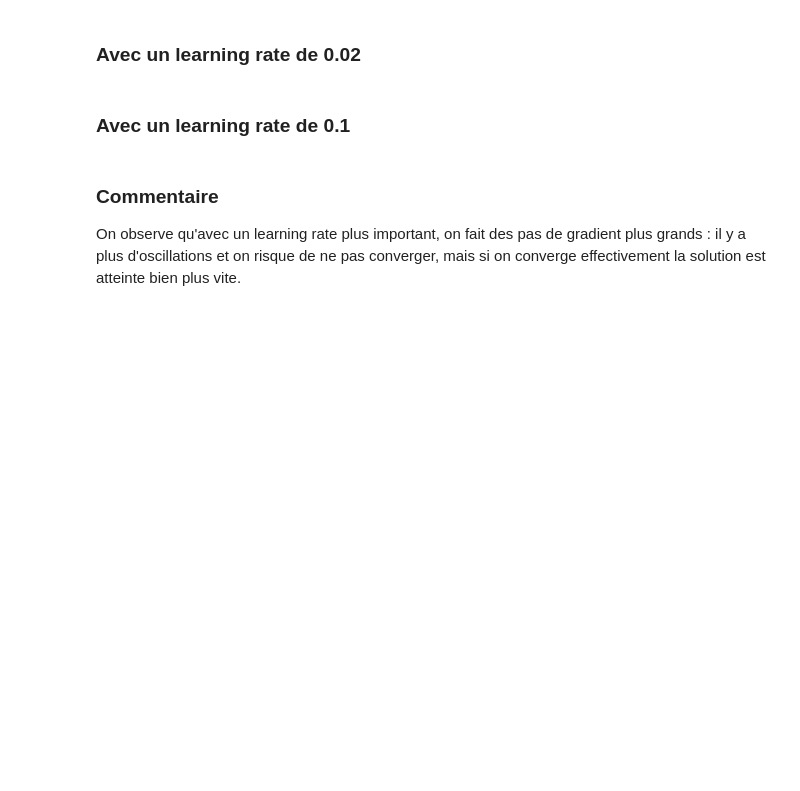
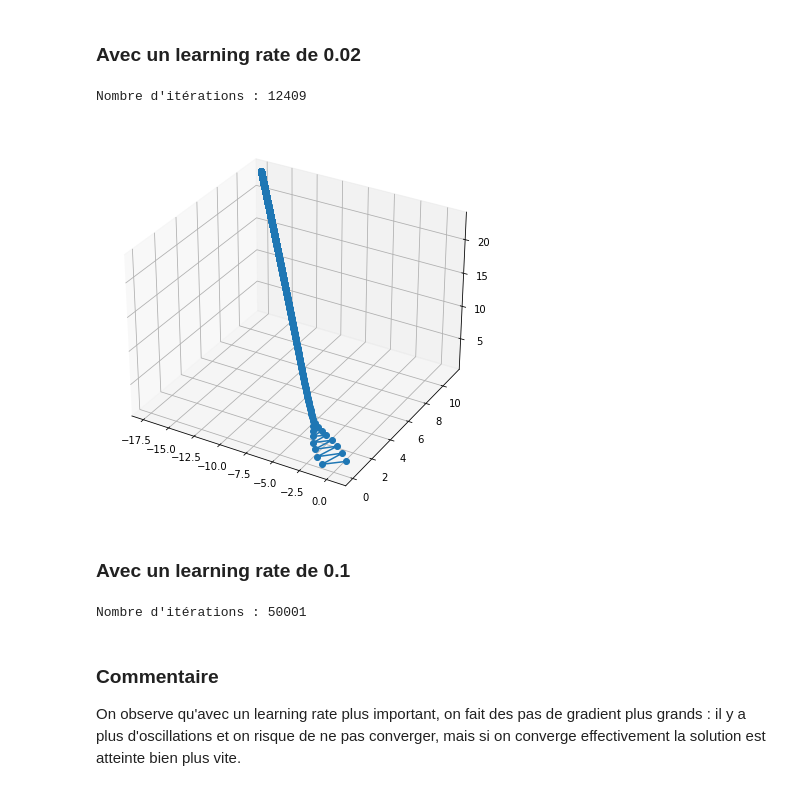
Before and after one commit to SnowHawkeye/sdia-labs, a Jupyter notebook: deep/TP1_SALEM_SALEM.ipynb, the cells around one changed output. Saved outputs shown, nothing was run; the diff lists cells and outputs as text; code cells hidden in the pictures; blank space fills up the shorter version.

```diff
--- a/deep/TP1_SALEM_SALEM.ipynb
+++ b/deep/TP1_SALEM_SALEM.ipynb
@@ -11,18 +11,19 @@ from mpl_toolkits.mplot3d import Axes3D
 ## Question 1
 # %%
 def datagen(nb_points):
+    """ Generates nb_points points uniformly in the unit square and assigns them a label with a randomized chance of being changed to the opposite class.
+    """
     data = []
     labels = []
     for _ in range(nb_points):
         x1, x2 = np.random.uniform(low = 0, high = 1, size = 2)
-        D = (0.5*x1 + x2 - 0.75) / np.sqrt(0.5**2 + 1)
-        if D > 0 : label = 1
-        else : label = 0
+        D = (0.5*x1 + x2 - 0.75) / np.sqrt(0.5**2 + 1) # distance between the generated point and the line
         r = np.exp(-D**2/(2*0.05**2))
         z = np.random.binomial(1, r/2)
-        if(z==1):
-            if label == 1 : label = 0
-            else: label = 1
+
+        if D > 0: label = 1 - z
+        else : label = 0 + z
+
         point = np.array([x1, x2])
         data.append(point)
         labels.append(label)
@@ -46,33 +52,32 @@ X_plus = np.hstack((np.ones((X.shape[0],1)), X))
 # %% [markdown]
 ## Question 3
 # %%
-def sgm(x): return 1/(1+np.exp(-x))
+def sgm(x): return 1/(1+np.exp(-x)) # sigmoid function
 
 def gradient_descent(X_plus, labels, learn_rate, iter_max):
     theta = np.random.rand(3)
+    history = [theta]
+    theta_new  = theta
+    N_iter = 0
 
-    history = [theta]
-    pred = sgm(X_plus.dot(theta)).reshape(300,)
-    err = pred - labels
-    g = X_plus.T.dot(err)
-    theta_new = theta - learn_rate*g
-    history.append(theta_new)
-    N_iter = 1
-
-    while((np.linalg.norm(theta_new-theta) > 10e-8) and (N_iter < iter_max)):
+    while(True): # Ensures that we go through the loop at least once
         N_iter += 1
         theta = theta_new
-        pred = sgm(X_plus.dot(theta)).reshape(300,)
+        pred = sgm(X_plus.dot(theta)).reshape(len(X_plus),)
         err = pred - labels
         g = X_plus.T.dot(err)
         theta_new = theta - learn_rate*g
         history.append(theta_new)
 
+        if not ((np.linalg.norm(theta_new-theta) > 10e-8) and (N_iter < iter_max)): break
+
     return history[-1], np.array(history)
 # %% [markdown]
 ## Question 4
 # %%
 def display_descent(thetas) :
+    """ Displays a 3D representation of the elements of thetas over the iterations of the gradient descent.
+    """
     fig = plt.figure(figsize=((7,7)))
     ax = fig.gca(projection="3d")
     ax.plot(thetas[:,0],thetas[:,1],thetas[:,2],"-o")
@@ -80,15 +85,20 @@ def display_descent(thetas) :
 # %% [markdown]
 ### Avec un learning rate de 0.02
 # %%
-theta, thetas = gradient_descent(X_plus, labels, 0.02, 50000)
-print("Nombre d'itérations : " + str(len(thetas)))
-display_descent(thetas)
+theta_desc_1, thetas_desc_1 = gradient_descent(X_plus, labels, 0.02, 50000)
+print("Nombre d'itérations : " + str(len(thetas_desc_1)))
+display_descent(thetas_desc_1)
+# %% [output]
+Nombre d'itérations : 12409
+[figure, added]
 # %% [markdown]
 ### Avec un learning rate de 0.1
 # %%
-theta, thetas = gradient_descent(X_plus, labels, 0.1, 50000)
-print("Nombre d'itérations : " + str(len(thetas)))
-display_descent(thetas)
+theta_desc_2, thetas_desc_2 = gradient_descent(X_plus, labels, 0.1, 50000)
+print("Nombre d'itérations : " + str(len(thetas_desc_2)))
+display_descent(thetas_desc_2)
+# %% [output]
+Nombre d'itérations : 50001
 # %% [markdown]
 ### Commentaire
 
```
Also changed, not shown: parts of 12 cells of this notebook, 1 other file.
